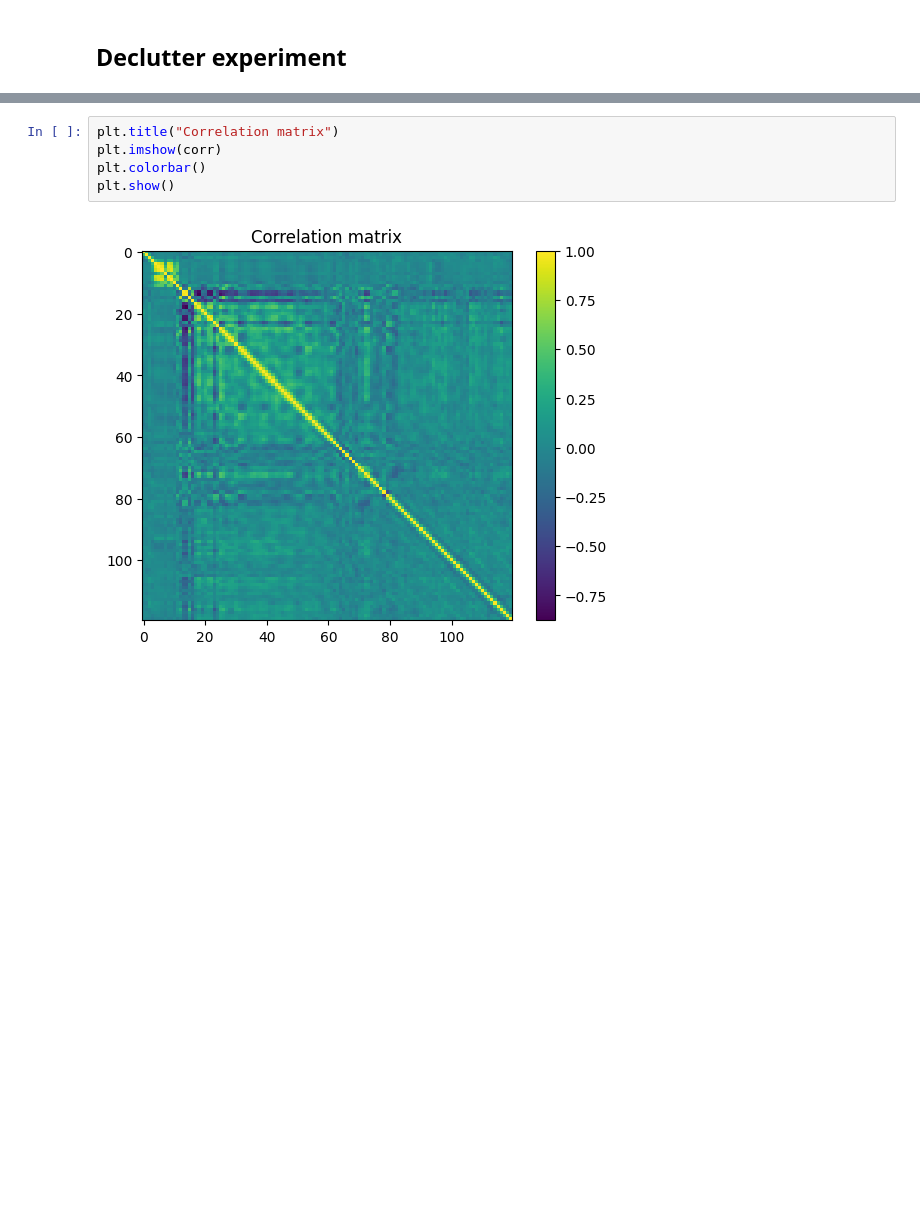
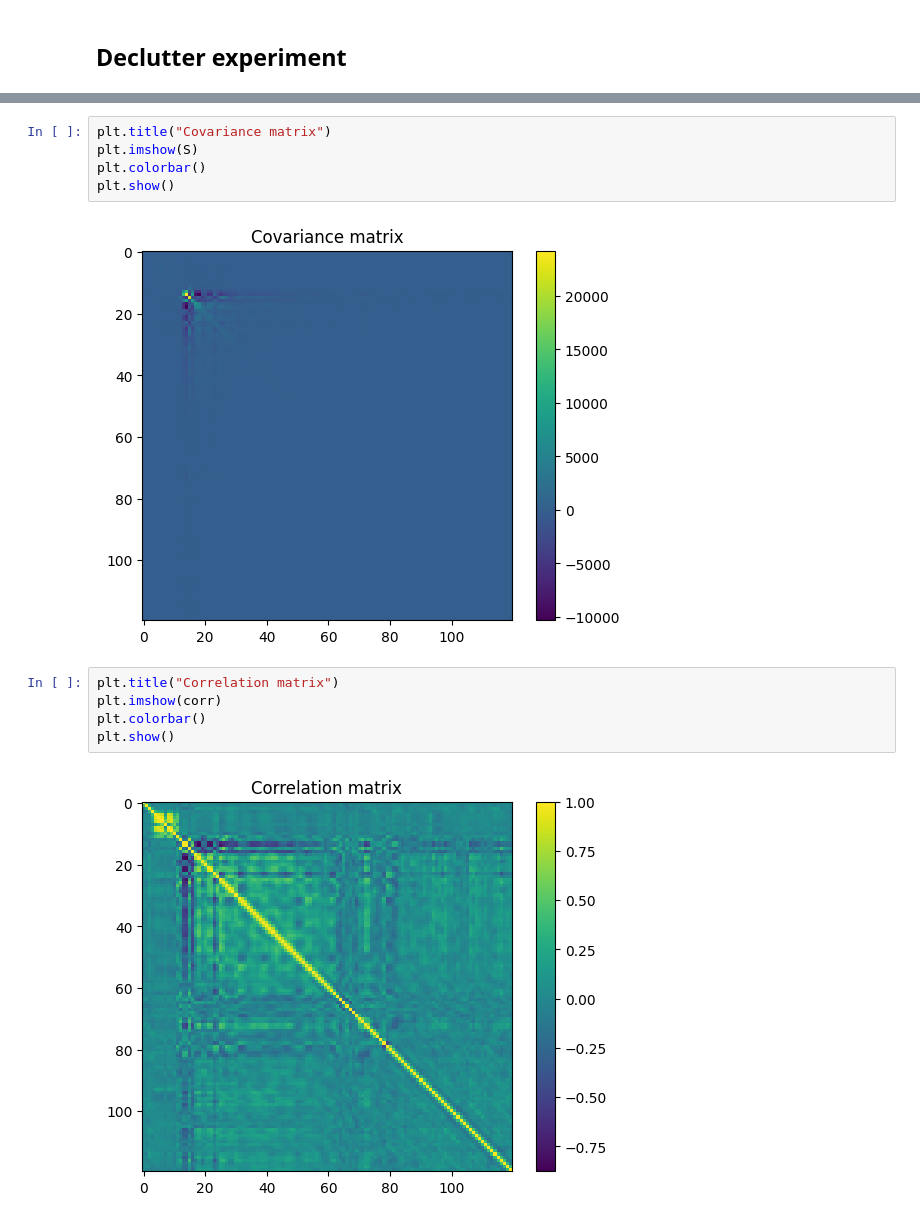
Before and after one commit to FattiMei/smart-trainer, a Jupyter notebook: analysis/classic.ipynb, the cells around one changed output, grey strips where cells are left out. Cells and saved outputs as stored; diff of their text form; blank space fills up the shorter version.

```diff
--- a/analysis/classic.ipynb
+++ b/analysis/classic.ipynb
@@ -83,3 +75,10 @@ corr.shape (120, 120)
+# %%
+plt.title("Covariance matrix")
+plt.imshow(S)
+plt.colorbar()
+plt.show()
+# %% [output]
+[figure, added]
 # %%
 plt.title("Correlation matrix")
 plt.imshow(corr)
```
Also changed, not shown: parts of 28 cells of this notebook.
